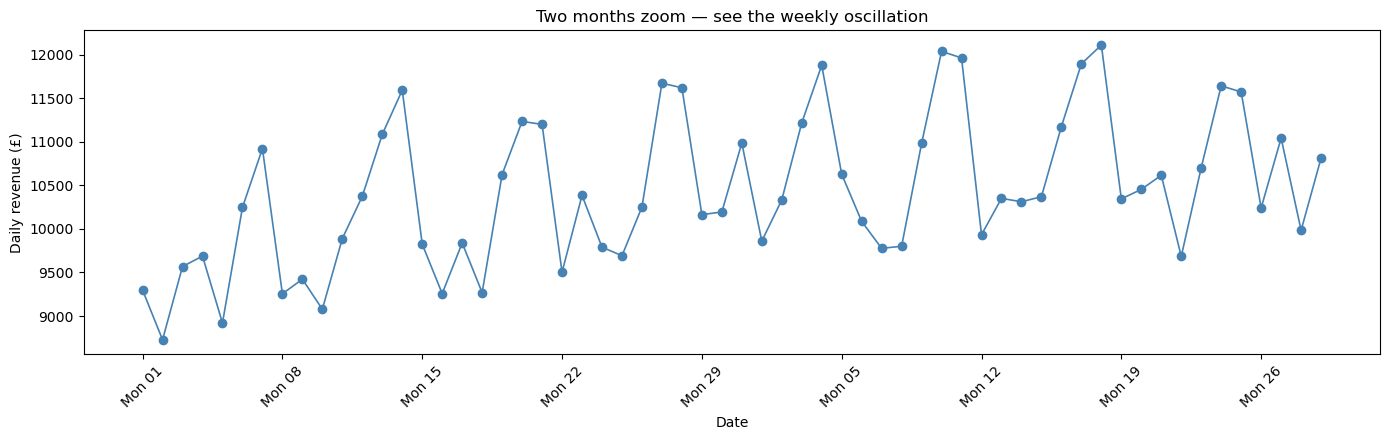
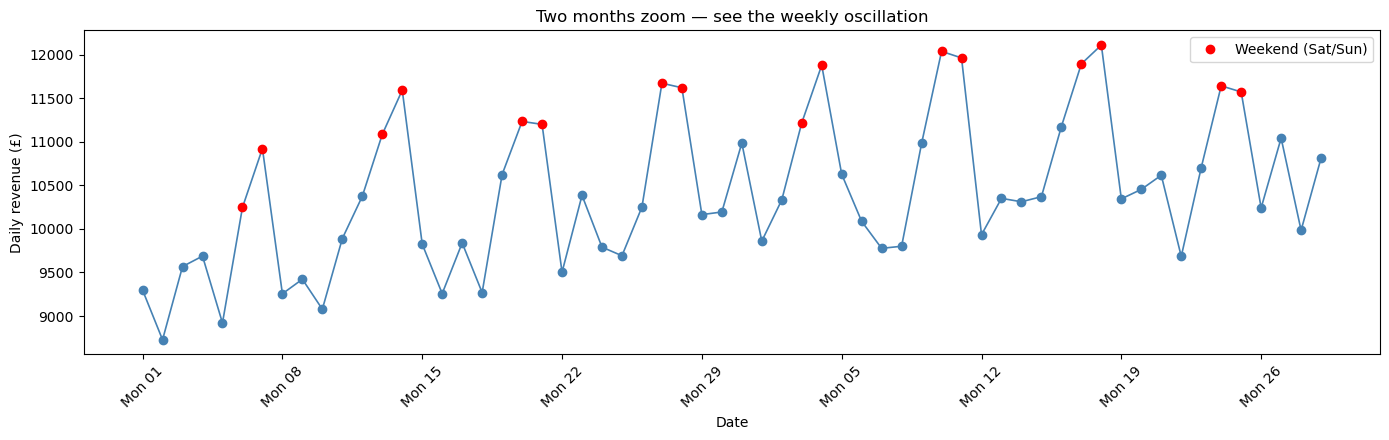
Unified diff of the notebook cell whose output changed from the first chart to the second:
--- before
+++ after
@@ -3,5 +3,12 @@
 
 fig, ax = plt.subplots(figsize=(14, 4.5))
-ax.plot(sample.index, sample["revenue_gbp"], "o-", markersize=6, linewidth=1.2, color="steelblue")
+ax.plot(sample.index, sample["revenue_gbp"], "-", linewidth=1.2, color="steelblue")
+
+# Highlight weekend points (Sat, Sun) in red
+weekend = sample[sample["is_weekend"] == 1]
+weekday = sample[sample["is_weekend"] == 0]
+ax.plot(weekday.index, weekday["revenue_gbp"], "o", markersize=6, color="steelblue")
+ax.plot(weekend.index, weekend["revenue_gbp"], "o", markersize=6, color="red", label="Weekend (Sat/Sun)")
+
 ax.set_xlabel("Date")
 ax.set_ylabel("Daily revenue (£)")
@@ -9,4 +16,5 @@
 ax.xaxis.set_major_locator(mdates.WeekdayLocator(byweekday=0))  # Mondays
 ax.xaxis.set_major_formatter(mdates.DateFormatter("%a %d"))
+ax.legend()
 plt.xticks(rotation=45)
 plt.tight_layout()

Commit: changed the marker color in step 3